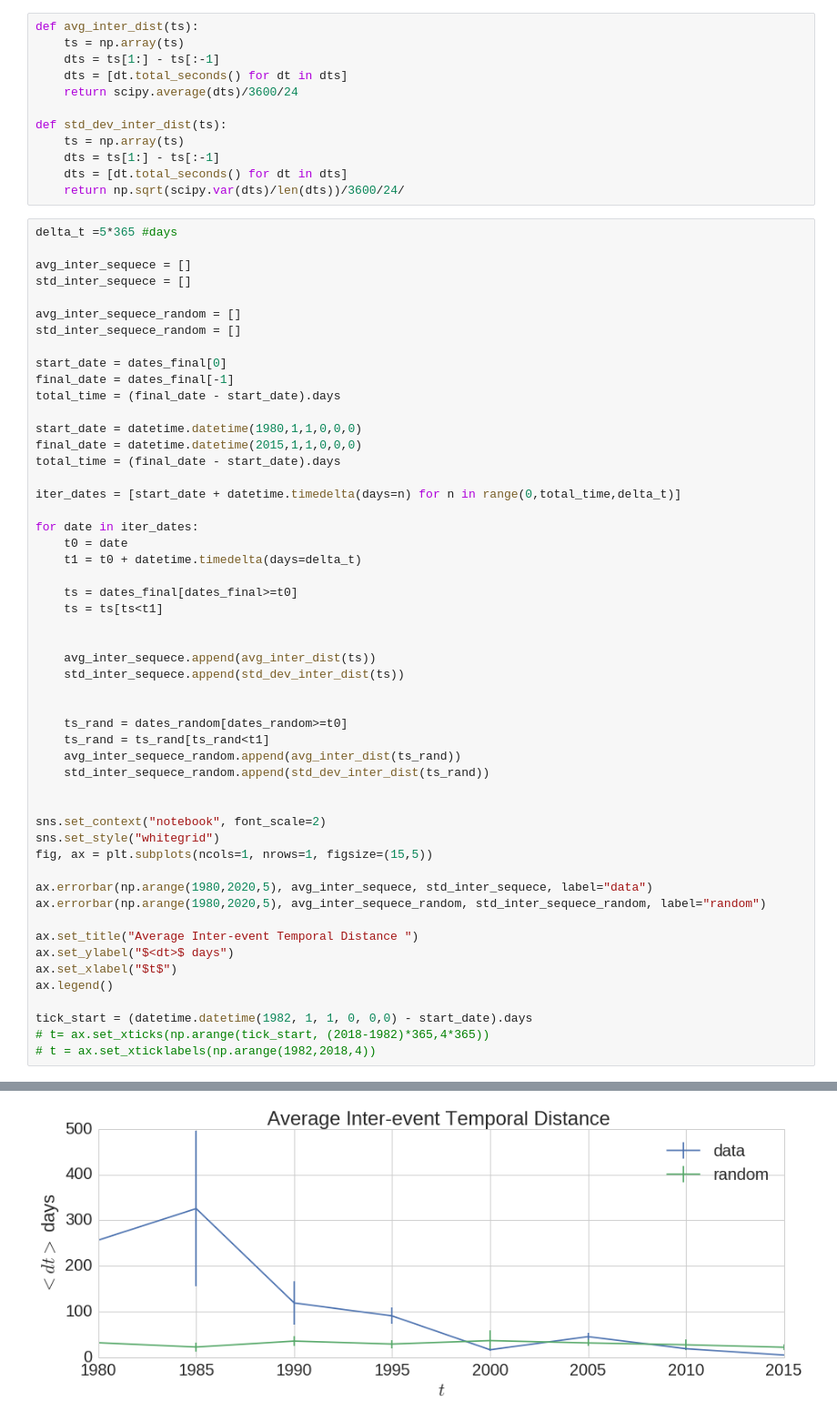
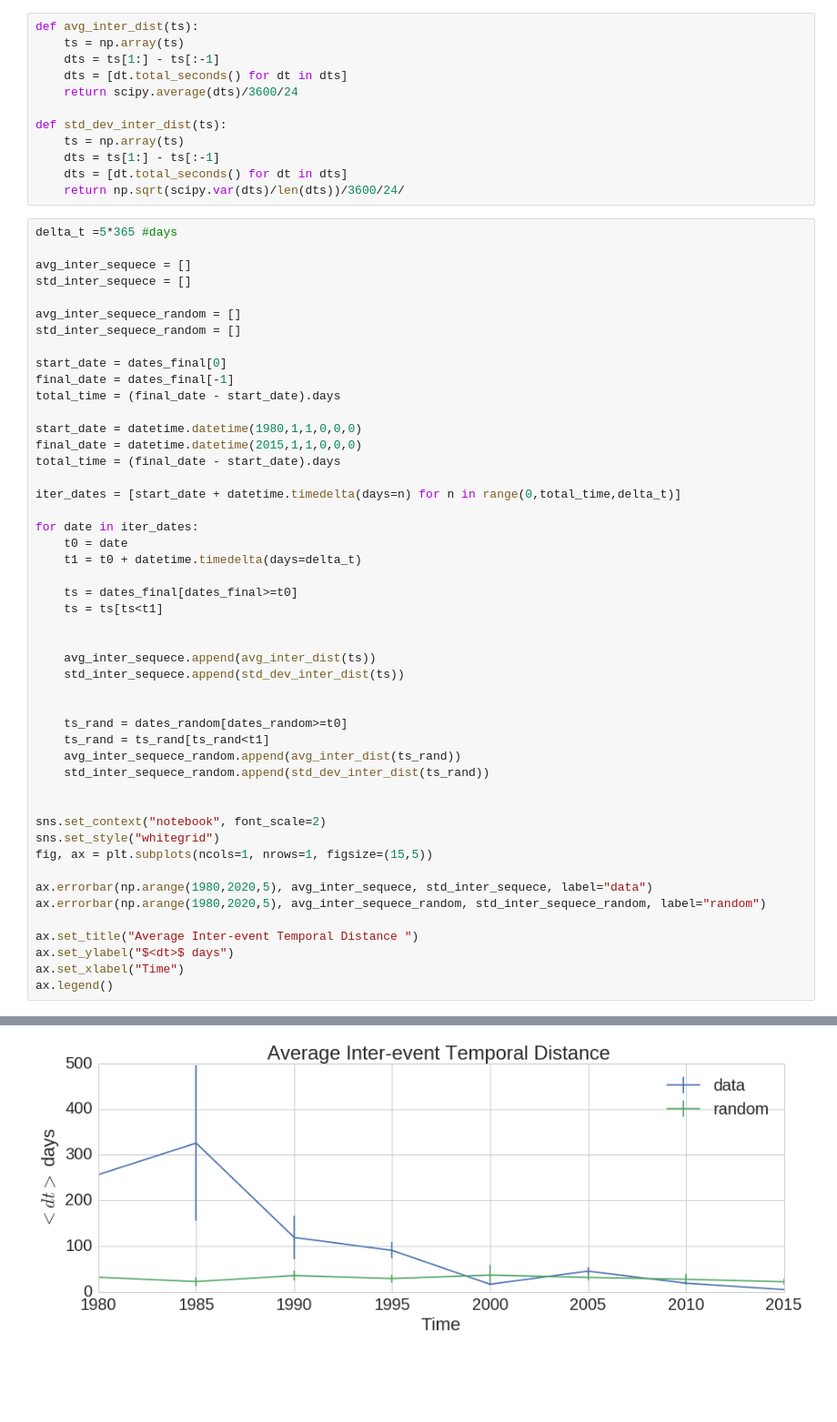
Before and after one commit to dataishuman/thefactory, a Jupyter notebook: terrorist_attacks/data_to_ts.ipynb, the cells around one changed output, grey strips where cells are left out. Shown at 91% size. Cells and saved outputs as stored; diff of their text form; blank space fills up the shorter version.

Commit message:
time series attacks update

```diff
--- a/terrorist_attacks/data_to_ts.ipynb
+++ b/terrorist_attacks/data_to_ts.ipynb
@@ -201,10 +201,6 @@ ax.errorbar(np.arange(1980,2020,5), avg_inter_sequece_random, std_inter_sequece_
 
 ax.set_title("Average Inter-event Temporal Distance ")
 ax.set_ylabel("$<dt>$ days")
-ax.set_xlabel("$t$")
+ax.set_xlabel("Time")
 ax.legend()
-
-tick_start = (datetime.datetime(1982, 1, 1, 0, 0,0) - start_date).days
-# t= ax.set_xticks(np.arange(tick_start, (2018-1982)*365,4*365))
-# t = ax.set_xticklabels(np.arange(1982,2018,4))
 # %% [output]
@@ -211 +208 @@ tick_start = (datetime.datetime(1982, 1, 1, 0, 0,0) - start_date).days
-[figure, old version]
+[figure, new version]
```
Also changed, not shown: parts of 1 cell of this notebook.
